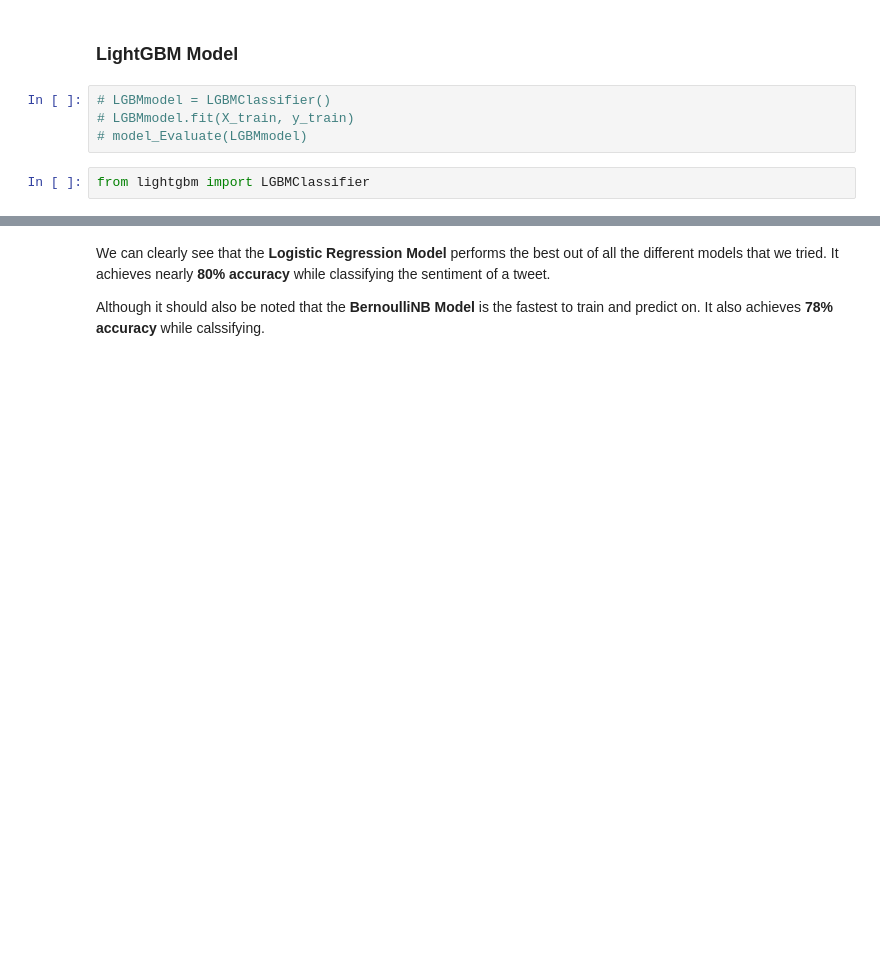
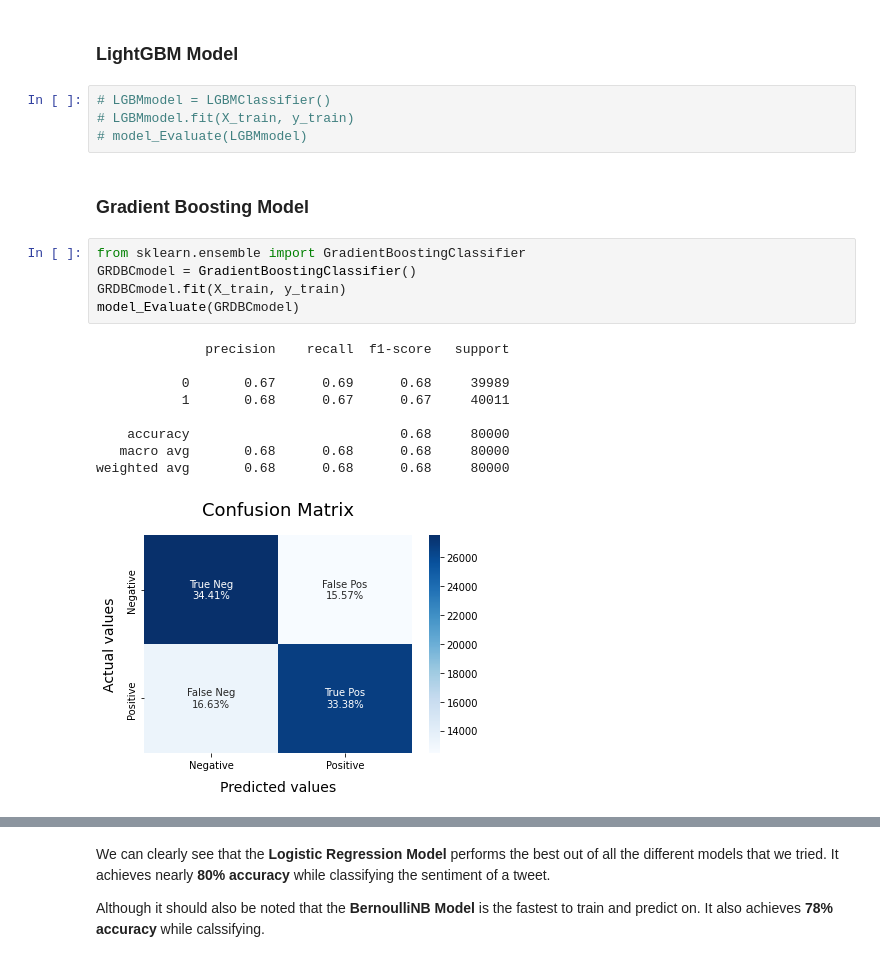
Before and after one commit to Rvd001/NLP, a Jupyter notebook: twitter-sentiment-analysis.ipynb, the cells around one changed output, grey strips where cells are left out. Cells and saved outputs as stored; diff of their text form; blank space fills up the shorter version.

Commit message:
Gradient Boost and Naive Bayes

```diff
--- a/twitter-sentiment-analysis.ipynb
+++ b/twitter-sentiment-analysis.ipynb
@@ -604,5 +615,20 @@ weighted avg       0.80      0.80      0.80     80000
 # LGBMmodel = LGBMClassifier()
 # LGBMmodel.fit(X_train, y_train)
 # model_Evaluate(LGBMmodel)
-# %%
-from lightgbm import LGBMClassifier
+# %% [markdown]
+### <a name="p8-6">Gradient Boosting Model</a>
+# %%
+from sklearn.ensemble import GradientBoostingClassifier
+GRDBCmodel = GradientBoostingClassifier()
+GRDBCmodel.fit(X_train, y_train)
+model_Evaluate(GRDBCmodel)
+# %% [output]
+              precision    recall  f1-score   support
+
+           0       0.67      0.69      0.68     39989
+           1       0.68      0.67      0.67     40011
+
+    accuracy                           0.68     80000
+   macro avg       0.68      0.68      0.68     80000
+weighted avg       0.68      0.68      0.68     80000
+[figure, added]
```
Also changed, not shown: parts of 11 cells of this notebook.
